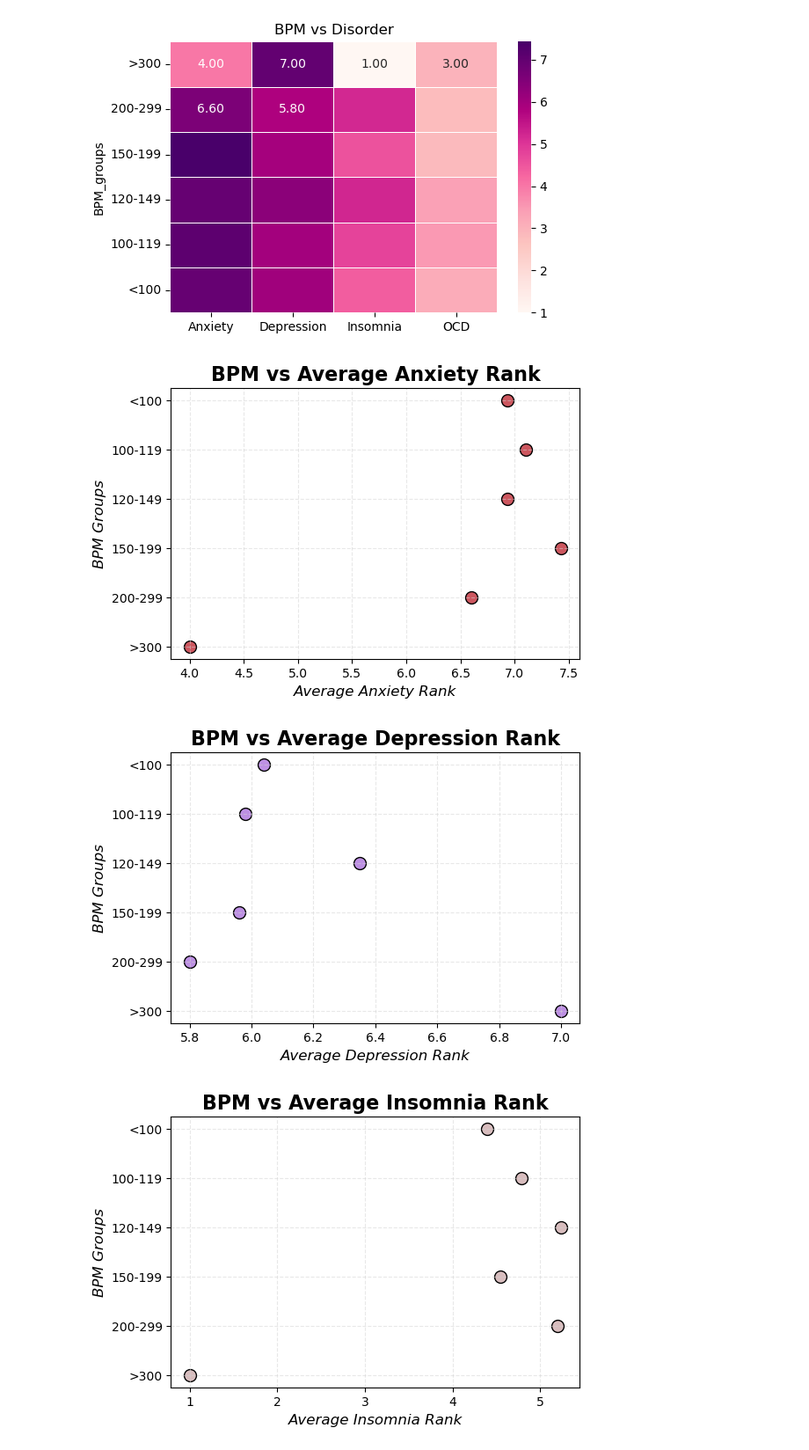
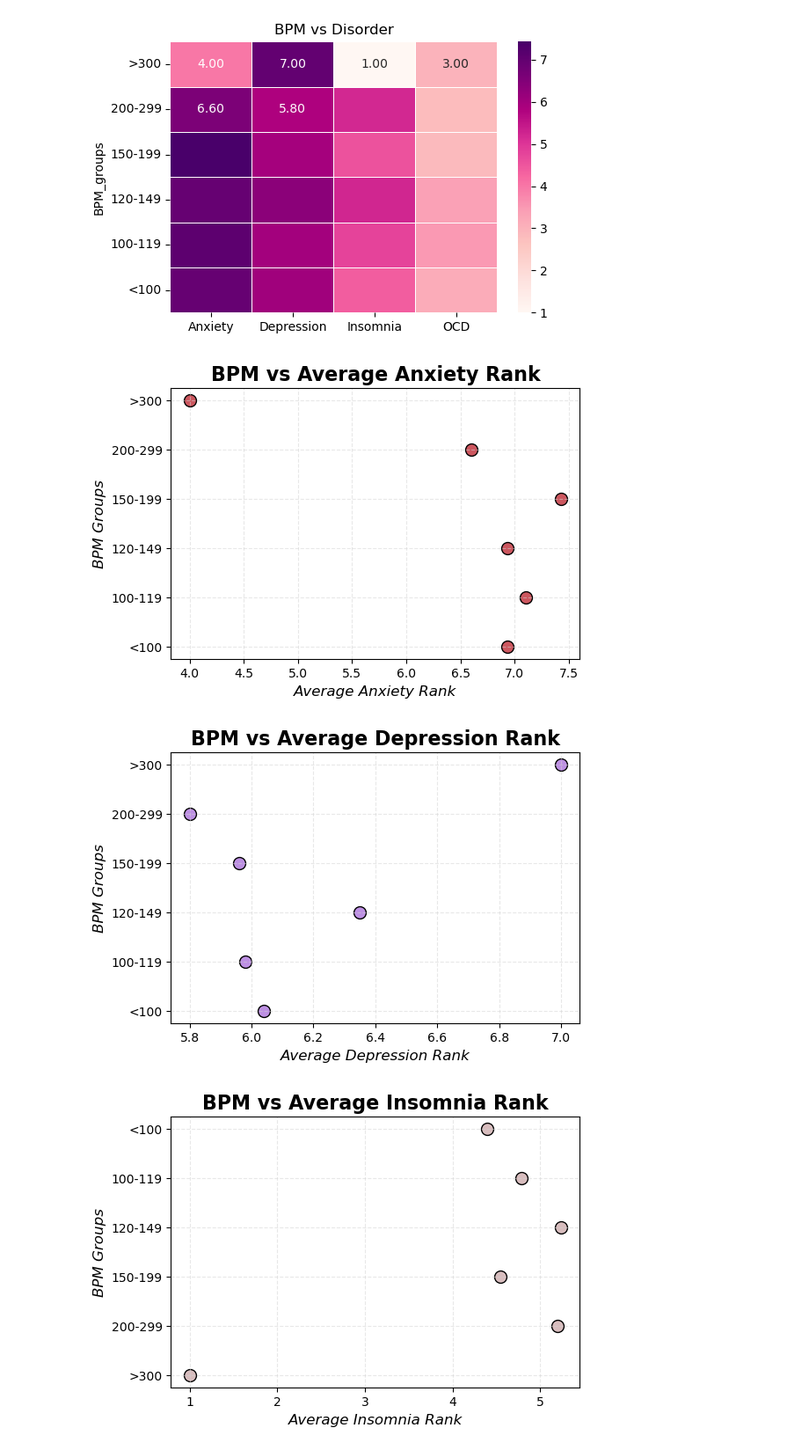
Before and after one commit to TheWizler/project1_group_10, a Jupyter notebook: Sarah's_work/Q3.ipynb, the cells around one changed output. Shown at 88% size. Drawn from its saved outputs; the diff is of its cells as text; code cells hidden in the pictures.

```diff
--- a/Sarah's_work/Q3.ipynb
+++ b/Sarah's_work/Q3.ipynb
@@ -10,8 +10,8 @@ from scipy.stats import linregress
 from sklearn.linear_model import LinearRegression
 from sklearn.metrics import r2_score
 
-filepath1 = "cleaned_data.csv"
-filepath2 = "df_num.csv"
+filepath1 = "../Data_Cleaning/output_cleaned_data.csv"
+filepath2 = "../Data_Cleaning/output_df_num.csv"
 df1 = pd.read_csv(filepath1)
 df2 = pd.read_csv(filepath2)
 df1.info()
@@ -834,43 +839,52 @@ plt.show()
 # %% [output]
 [figure]
 # %%
+# Scatter plots to look for regression with BPM groups
 BPM_means_2 = BPM_means.reset_index()
 x = BPM_means_2.Anxiety
 y = BPM_means_2.BPM_groups
 
 # (slope, intercept, rvalue, pvalue, stderr) = linregress(x, y)
 # regress_values = x * slope + intercept
 # line_eq = "y = " + str(round(slope,2)) + "x + " + str(round(intercept,2))
 
 plt.figure(figsize=(6, 4))
 plt.scatter(x, y, facecolor="#CC575F", edgecolor="black", s=100)
+plt.gca().invert_yaxis()
 # plt.plot(x, regress_values, "#CC575F")
 
 plt.xlabel("Average Anxiety Rank", fontsize=12, fontstyle="italic")
 plt.ylabel("BPM Groups", fontsize=12, fontstyle="italic")
 plt.title("BPM vs Average Anxiety Rank", fontweight="bold", fontsize=16)
 # plt.annotate(line_eq,(9, 11.5),fontsize=15,color="#CC575F")
 plt.grid(color="lightgrey", linestyle = "--", alpha=0.5)
 plt.savefig("Images/BPM_vs_anxiety_rank.png")
 plt.show()
 # %% [output]
-[figure, old version]
+[figure, new version]
 # %%
 BPM_means_2 = BPM_means.reset_index()
 x = BPM_means_2.Depression
 y = BPM_means_2.BPM_groups
 
+# (slope, intercept, rvalue, pvalue, stderr) = linregress(x, y)
+# regress_values = x * slope + intercept
+# line_eq = "y = " + str(round(slope,2)) + "x + " + str(round(intercept,2))
+
 plt.figure(figsize=(6, 4))
 plt.scatter(x, y, facecolor="#BD90E3", edgecolor="black", s=100)
+plt.gca().invert_yaxis()
+# plt.plot(x, regress_values, "#CC575F")
 
 plt.xlabel("Average Depression Rank", fontsize=12, fontstyle="italic")
 plt.ylabel("BPM Groups", fontsize=12, fontstyle="italic")
 plt.title("BPM vs Average Depression Rank", fontweight="bold", fontsize=16)
+# plt.annotate(line_eq,(9, 11.5),fontsize=15,color="#CC575F")
 plt.grid(color="lightgrey", linestyle = "--", alpha=0.5)
 plt.savefig("Images/BPM_vs_depression_rank.png")
 plt.show()
 # %% [output]
-[figure, old version]
+[figure, new version]
 # %%
 BPM_means_2 = BPM_means.reset_index()
 x = BPM_means_2.Insomnia
```
Also changed, not shown: parts of 16 cells of this notebook, 24 other files.
